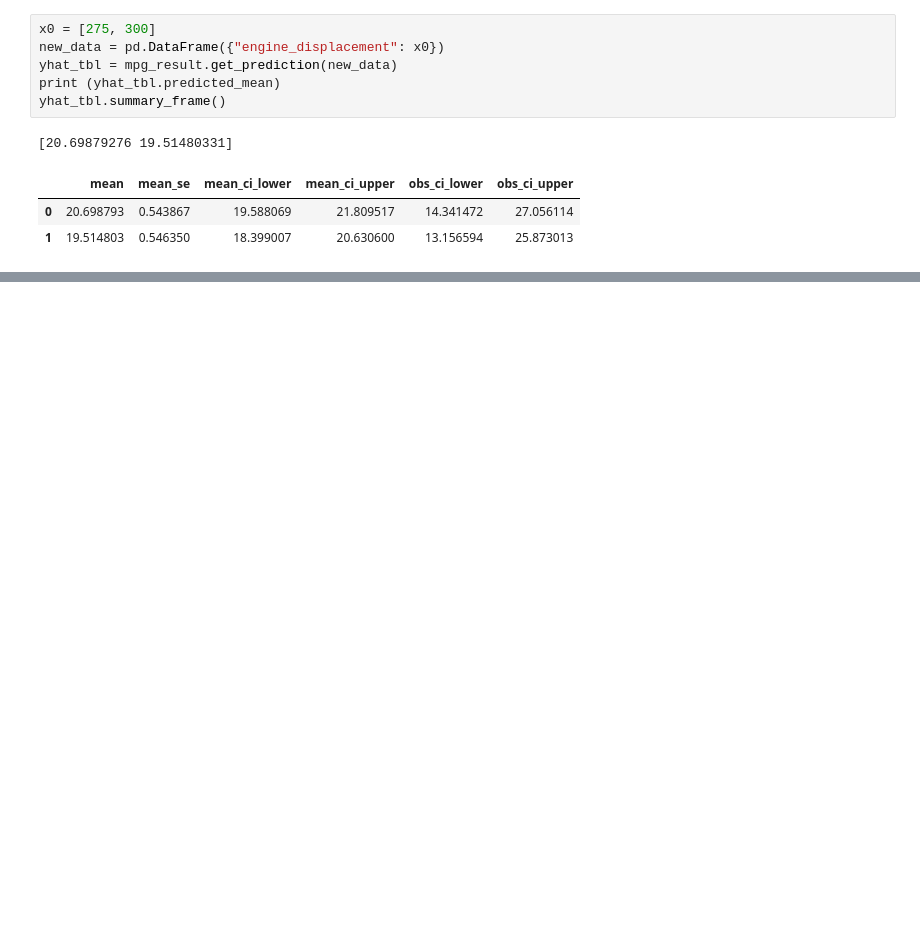
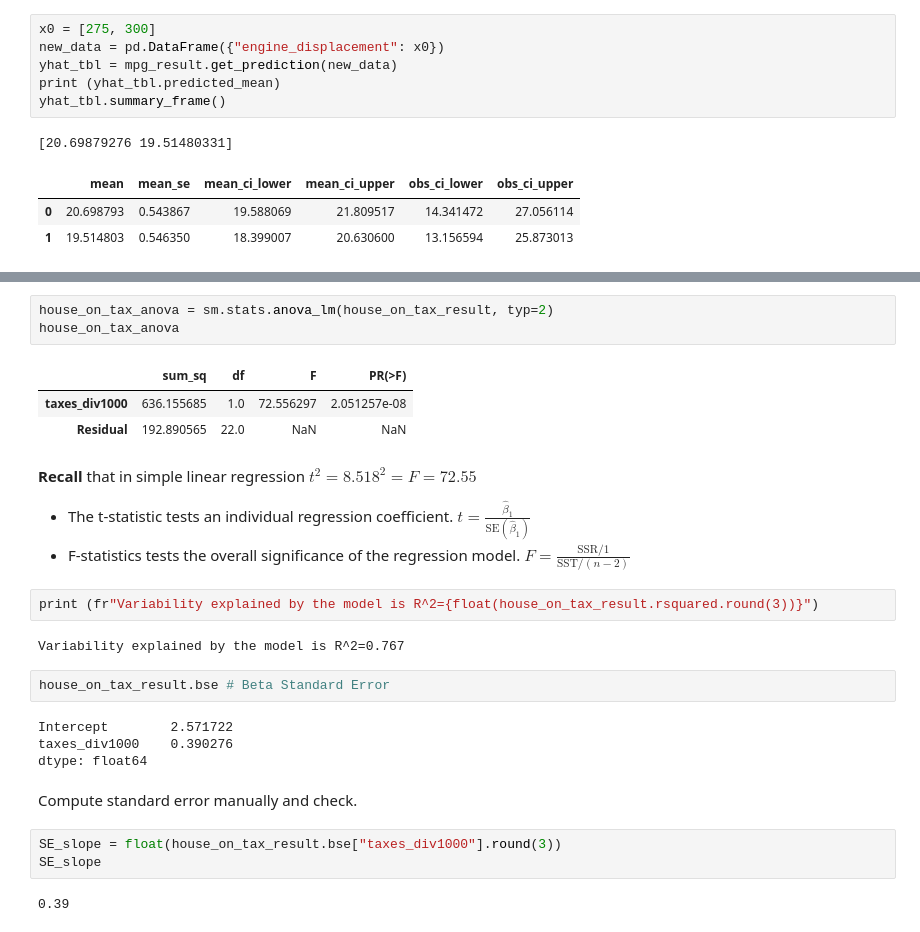
Before and after one commit to HNoorazar/Montgomery_Intro_Linear_Regression_Analysis, a Jupyter notebook: CH2_SimpleLinearRegression.ipynb, the cells around one changed output, grey strips where cells are left out. Cells and saved outputs as stored; diff of their text form; blank space fills up the shorter version.

```diff
--- a/CH2_SimpleLinearRegression.ipynb
+++ b/CH2_SimpleLinearRegression.ipynb
@@ -664,0 +778,29 @@ are similar to earlier problem. Do them when you like
+# %%
+house_on_tax_anova = sm.stats.anova_lm(house_on_tax_result, typ=2)
+house_on_tax_anova
+# %% [output]
+|  | sum_sq | df | F | PR(>F) |
+| taxes_div1000 | 636.155685 | 1.0 | 72.556297 | 2.051257e-08 |
+| Residual | 192.890565 | 22.0 | NaN | NaN |
+# %% [markdown]
+**Recall** that in simple linear regression $t^2 = 8.518^2 = F = 72.55$
+
+- The t-statistic tests an individual regression coefficient. $t = \frac{\hat \beta_1}{\text{SE}(\hat \beta_1)}$
+- F-statistics tests the overall significance of the regression model. $F=\frac{\text{SSR}/1}{\text{SST}/(n-2)}$
+# %%
+print (fr"Variability explained by the model is R^2={float(house_on_tax_result.rsquared.round(3))}")
+# %% [output]
+Variability explained by the model is R^2=0.767
+# %%
+house_on_tax_result.bse # Beta Standard Error
+# %% [output]
+Intercept        2.571722
+taxes_div1000    0.390276
+dtype: float64
+# %% [markdown]
+Compute standard error manually and check.
+# %%
+SE_slope = float(house_on_tax_result.bse["taxes_div1000"].round(3))
+SE_slope
+# %% [output]
+0.39
```
Also changed, not shown: parts of 45 cells of this notebook, 1 other file.
